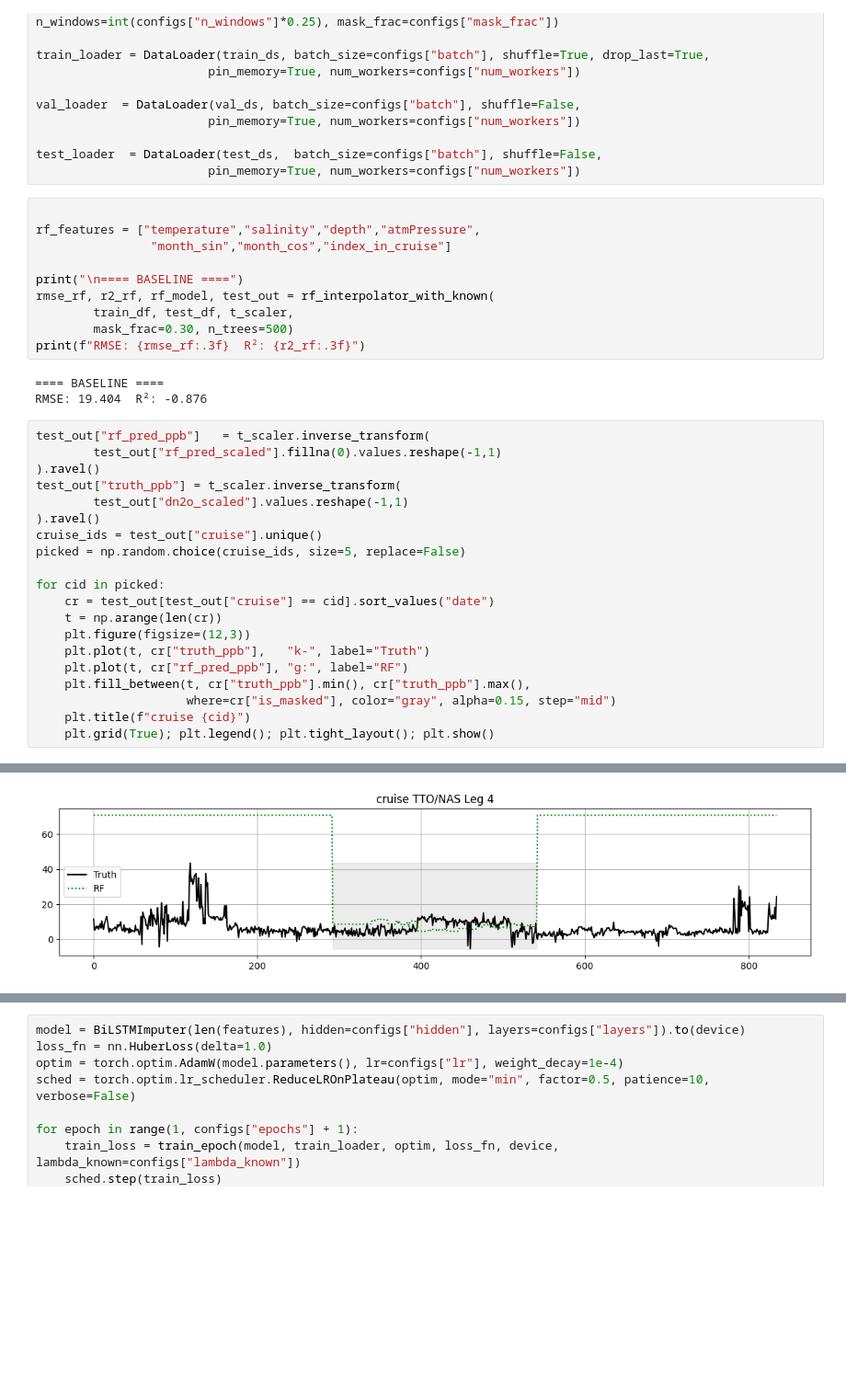
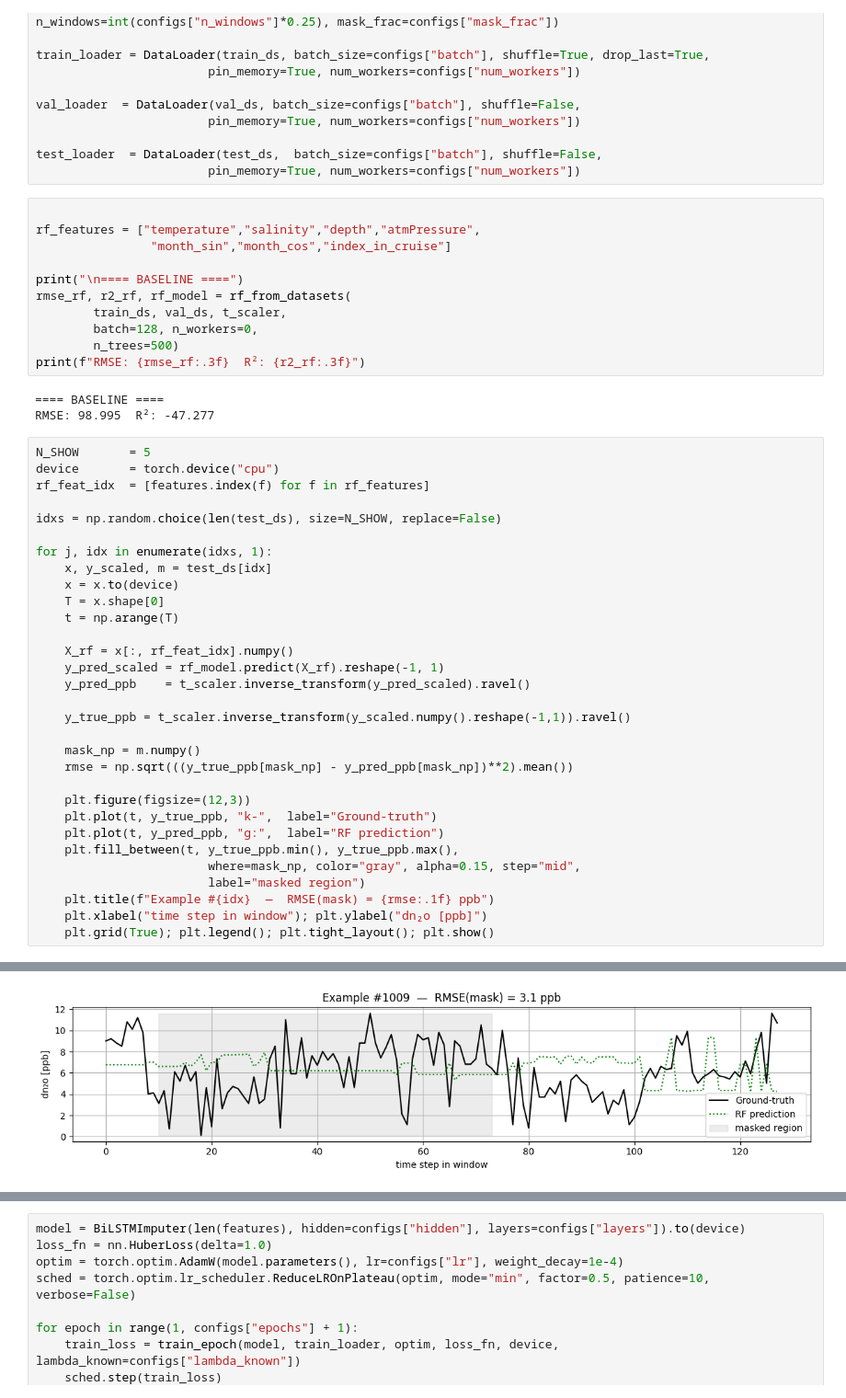
Before and after one commit to jkiczka/Geochemical_data_interpolation, a Jupyter notebook: lstm_v2.ipynb, the cells around one changed output, grey strips where cells are left out. Shown at 92% size. Saved outputs shown, nothing was run; the diff lists cells and outputs as text; blank space fills up the shorter version.

Commit message:
Make baseline RF test more legit with same Datasets

```diff
--- a/lstm_v2.ipynb
+++ b/lstm_v2.ipynb
@@ -335,31 +335,43 @@ rf_features = ["temperature","salinity","depth","atmPressure",
                 "month_sin","month_cos","index_in_cruise"]
 
 print("\n==== BASELINE ====")
-rmse_rf, r2_rf, rf_model, test_out = rf_interpolator_with_known(
-        train_df, test_df, t_scaler,
-        mask_frac=0.30, n_trees=500)
+rmse_rf, r2_rf, rf_model = rf_from_datasets(
+        train_ds, val_ds, t_scaler,
+        batch=128, n_workers=0,
+        n_trees=500)
 print(f"RMSE: {rmse_rf:.3f}  R²: {r2_rf:.3f}")
 # %% [output]
 ==== BASELINE ====
-RMSE: 19.404  R²: -0.876
+RMSE: 98.995  R²: -47.277
 # %%
-test_out["rf_pred_ppb"]   = t_scaler.inverse_transform(
-        test_out["rf_pred_scaled"].fillna(0).values.reshape(-1,1)
-).ravel()
-test_out["truth_ppb"] = t_scaler.inverse_transform(
-        test_out["dn2o_scaled"].values.reshape(-1,1)
-).ravel()
-cruise_ids = test_out["cruise"].unique()
-picked = np.random.choice(cruise_ids, size=5, replace=False)
+N_SHOW       = 5
+device       = torch.device("cpu")
+rf_feat_idx  = [features.index(f) for f in rf_features]
 
-for cid in picked:
-    cr = test_out[test_out["cruise"] == cid].sort_values("date")
-    t = np.arange(len(cr))
+idxs = np.random.choice(len(test_ds), size=N_SHOW, replace=False)
+
+for j, idx in enumerate(idxs, 1):
+    x, y_scaled, m = test_ds[idx]
+    x = x.to(device)
+    T = x.shape[0]
+    t = np.arange(T)
+
+    X_rf = x[:, rf_feat_idx].numpy()
+    y_pred_scaled = rf_model.predict(X_rf).reshape(-1, 1)
+    y_pred_ppb    = t_scaler.inverse_transform(y_pred_scaled).ravel()
+
+    y_true_ppb = t_scaler.inverse_transform(y_scaled.numpy().reshape(-1,1)).ravel()
+
+    mask_np = m.numpy()
+    rmse = np.sqrt(((y_true_ppb[mask_np] - y_pred_ppb[mask_np])**2).mean())
+
     plt.figure(figsize=(12,3))
-    plt.plot(t, cr["truth_ppb"],   "k-", label="Truth")
-    plt.plot(t, cr["rf_pred_ppb"], "g:", label="RF")
-    plt.fill_between(t, cr["truth_ppb"].min(), cr["truth_ppb"].max(),
-                     where=cr["is_masked"], color="gray", alpha=0.15, step="mid")
-    plt.title(f"cruise {cid}")
+    plt.plot(t, y_true_ppb, "k-",  label="Ground-truth")
+    plt.plot(t, y_pred_ppb, "g:",  label="RF prediction")
+    plt.fill_between(t, y_true_ppb.min(), y_true_ppb.max(),
+                        where=mask_np, color="gray", alpha=0.15, step="mid",
+                        label="masked region")
+    plt.title(f"Example #{idx}  —  RMSE(mask) = {rmse:.1f} ppb")
+    plt.xlabel("time step in window"); plt.ylabel("dn₂o [ppb]")
     plt.grid(True); plt.legend(); plt.tight_layout(); plt.show()
 # %% [output]
@@ -368 +380 @@ for cid in picked:
-[figure, old version]
+[figure, new version]
```
Also changed, not shown: parts of 2 cells of this notebook.
